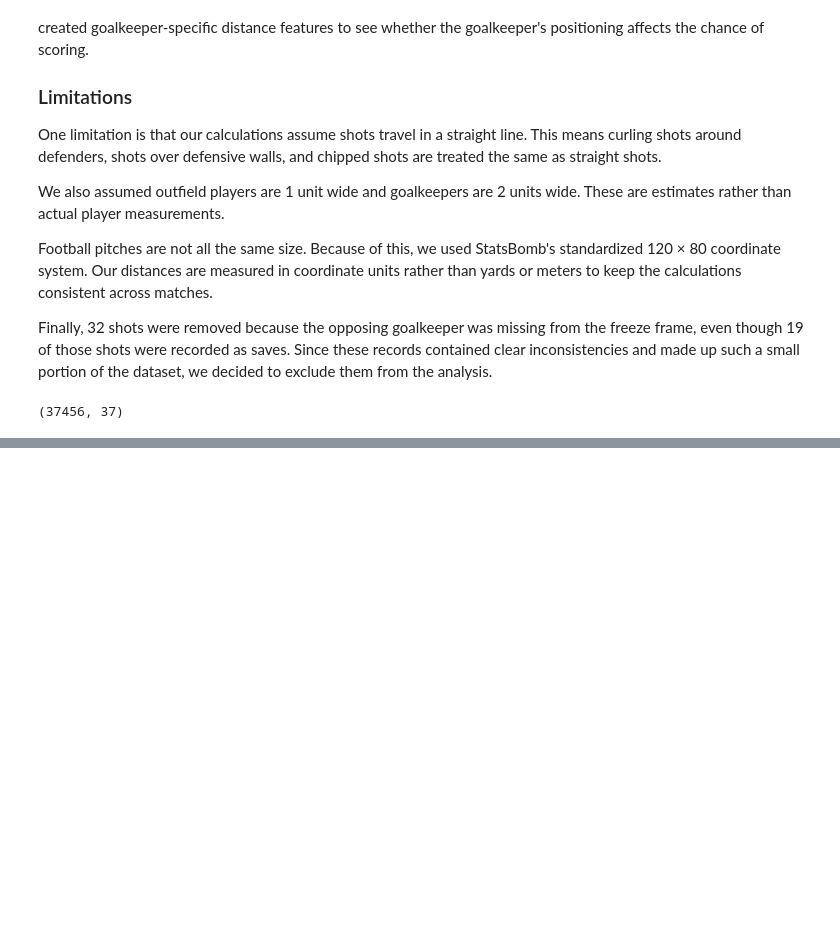
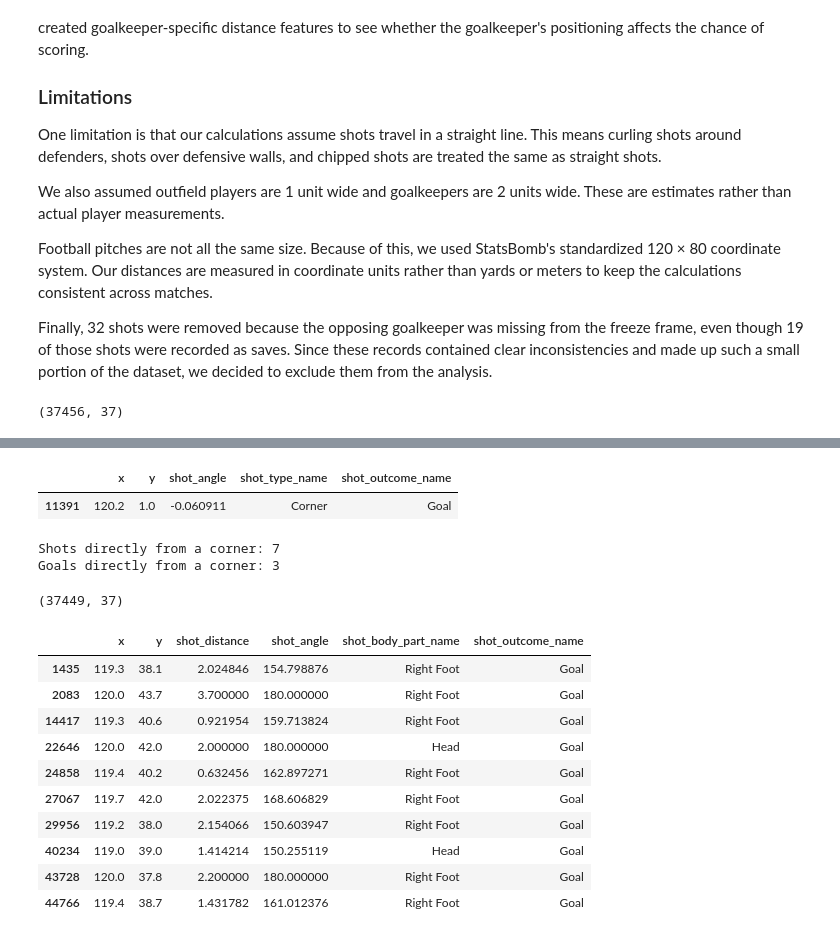
Before and after one commit to adominici729/Soccer-Analytics-Capstone, a Jupyter notebook: initial_eda_02.ipynb, the cells around one changed output, grey strips where cells are left out. Drawn from its saved outputs; the diff is of its cells as text; code cells hidden in the pictures; blank space fills up the shorter version.

Commit message:
Complete data quality checks
Checked missing values, duplicates, and outliers. Removed 7 corner shots, created the goal target, and added a data quality summary.

```diff
--- a/initial_eda_02.ipynb
+++ b/initial_eda_02.ipynb
@@ -655,0 +680,14 @@ print(shots_analysis_df.shape)
+# %%
+# StatsBomb data only records True flags
+# Have to make blank values false for the missing values
+
+missing_false_flag = [
+    'under_pressure', 'shot_first_time', 'shot_one_on_one',
+    'shot_open_goal', 'shot_aerial_won', 'shot_deflected'
+]
+
+shots_analysis_df[missing_false_flag] = shots_analysis_df[missing_false_flag].fillna(False).astype(bool)
+
+# Check if NA's were all fixed
+
+shots_analysis_df.isna().sum().sort_values(ascending=False)
@@ -655,0 +731,45 @@ print(shots_analysis_df.shape)
+# %%
+# Shots taken from behind the goal line (x over 120) or with a negative angle
+
+shots_analysis_df[(shots_analysis_df['x'] > 120) | (shots_analysis_df['shot_angle'] < 0)][
+    ['x', 'y', 'shot_angle', 'shot_type_name', 'shot_outcome_name']
+]
+# %% [output]
+|  | x | y | shot_angle | shot_type_name | shot_outcome_name |
+| 11391 | 120.2 | 1.0 | -0.060911 | Corner | Goal |
+# %%
+# Count shots taken directly from a corner and how many were scored
+
+corner_shots = shots_analysis_df[shots_analysis_df['shot_type_name'] == 'Corner']
+
+print('Shots directly from a corner:', len(corner_shots))
+print('Goals directly from a corner:', (corner_shots['shot_outcome_name'] == 'Goal').sum())
+# %% [output]
+Shots directly from a corner: 7
+Goals directly from a corner: 3
+# %%
+# Exclude shots directly taken from corners since there are only 7 shots
+
+shots_analysis_df = shots_analysis_df[shots_analysis_df['shot_type_name'] != 'Corner'].copy()
+
+shots_analysis_df.shape
+# %% [output]
+(37449, 37)
+# %%
+# Shots with a very wide angle (over 150 degrees), taken almost on the goal line
+
+shots_analysis_df[shots_analysis_df['shot_angle'] > 150][
+    ['x', 'y', 'shot_distance', 'shot_angle', 'shot_body_part_name', 'shot_outcome_name']
+]
+# %% [output]
+|  | x | y | shot_distance | shot_angle | shot_body_part_name | shot_outcome_name |
+| 1435 | 119.3 | 38.1 | 2.024846 | 154.798876 | Right Foot | Goal |
+| 2083 | 120.0 | 43.7 | 3.700000 | 180.000000 | Right Foot | Goal |
+| 14417 | 119.3 | 40.6 | 0.921954 | 159.713824 | Right Foot | Goal |
+| 22646 | 120.0 | 42.0 | 2.000000 | 180.000000 | Head | Goal |
+| 24858 | 119.4 | 40.2 | 0.632456 | 162.897271 | Right Foot | Goal |
+| 27067 | 119.7 | 42.0 | 2.022375 | 168.606829 | Right Foot | Goal |
+| 29956 | 119.2 | 38.0 | 2.154066 | 150.603947 | Right Foot | Goal |
+| 40234 | 119.0 | 39.0 | 1.414214 | 150.255119 | Head | Goal |
+| 43728 | 120.0 | 37.8 | 2.200000 | 180.000000 | Right Foot | Goal |
+| 44766 | 119.4 | 38.7 | 1.431782 | 161.012376 | Right Foot | Goal |
```
Also changed, not shown: parts of 12 cells of this notebook.
